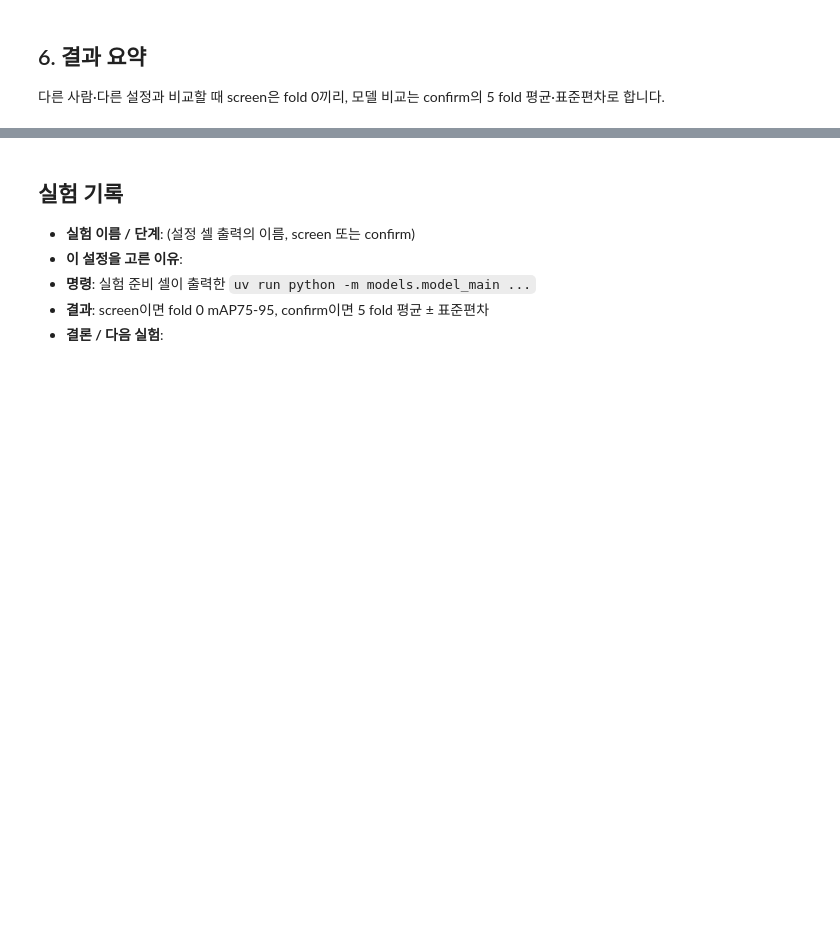
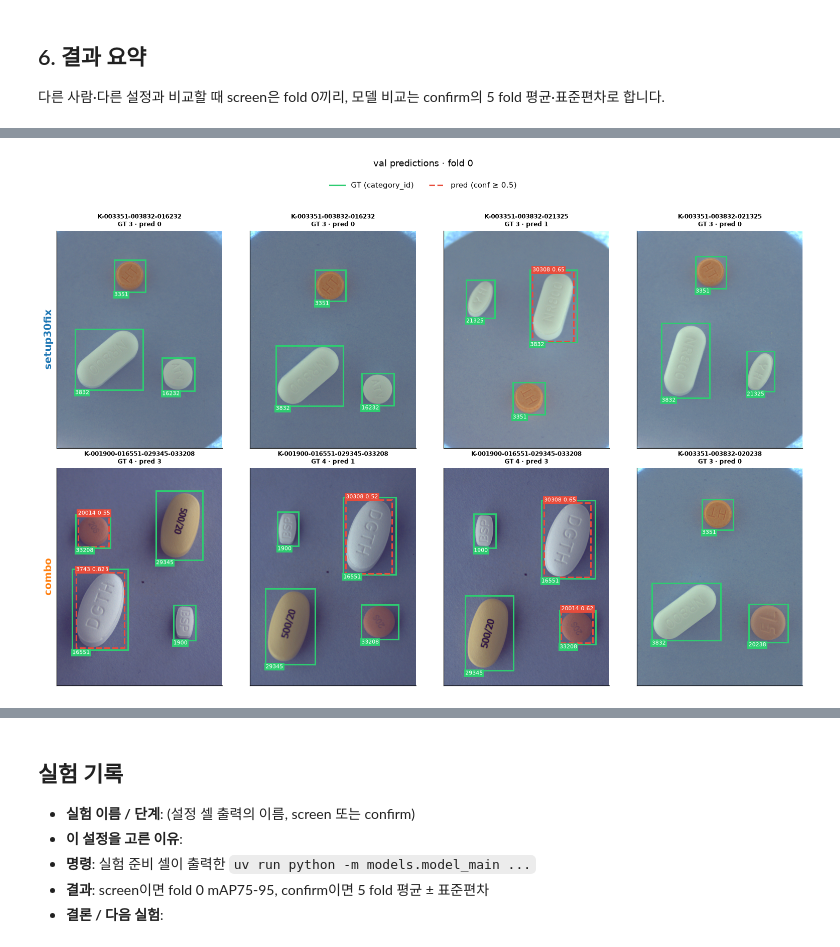
Before and after one commit to def-uk/pill-bbox, a Jupyter notebook: notebooks/yolo11m_adamw.ipynb, the cells around one changed output, grey strips where cells are left out. Cells and saved outputs as stored; diff of their text form; code cells hidden in the pictures; blank space fills up the shorter version.

```diff
--- a/notebooks/yolo11m_adamw.ipynb
+++ b/notebooks/yolo11m_adamw.ipynb
@@ -306,0 +613,99 @@ KeyError: "[('precision', 'mean'), ('recall', 'mean'), ('mean_iou', 'mean'), ('r
+# %%
+import matplotlib.pyplot as plt
+import pandas as pd
+from matplotlib.lines import Line2D
+from matplotlib.patches import Rectangle
+from ultralytics import YOLO
+
+from data_process.data_yaml import data_yaml_path, load_class_map
+from models.evaluate import FIXED_CONF, PROCESSED_DIR, predict_images
+
+N_SHOW = 4  # 분할마다 그릴 val 사진 수
+LOW_CONF = 0.1  # 6-4 신뢰도별 곡선을 그리려고 낮은 기준으로 한 번만 예측하고, 쓸 때 거른다
+SHOW_FOLD = folds[0]
+GT_COLOR, PRED_COLOR = "#2ecc71", "#e74c3c"
+
+# 분할마다 이 fold의 best.pt로 val 사진 전체를 예측한다. 6-4~6-6도 이 결과를 쓴다
+class_map = load_class_map(LABEL)
+to_category = dict(zip(class_map["yolo_idx"], class_map["category_id"], strict=True))
+labels = pd.read_csv(PROCESSED_DIR / "labels" / f"labels_{LABEL}.csv")
+group_of = per_class.drop_duplicates("category_id").set_index("category_id")["group"]
+weights_of, val_paths_of, preds, truths = {}, {}, {}, {}
+for split in done_splits:
+    found = sorted(exp_dir.glob(f"*_{split}_*_fold{SHOW_FOLD}/weights/best.pt"))
+    if not found:
+        raise FileNotFoundError(
+            f"{split} fold {SHOW_FOLD}의 best.pt가 없습니다. 5번 칸을 확인하세요."
+        )
+    weights_of[split] = found[0]
+    val_txt = data_yaml_path(LABEL, split, SHOW_FOLD).parent / "val.txt"
+    val_paths_of[split] = val_txt.read_text(encoding="utf-8").split()
+    preds[split] = predict_images(YOLO(found[0]), val_paths_of[split], to_category, IMGSZ, LOW_CONF)
+    names = {Path(p).name for p in val_paths_of[split]}
+    truths[split] = labels[labels["file_name"].isin(names)].assign(
+        group=lambda d: d["category_id"].map(group_of)
+    )
+    n_pred = (preds[split]["conf"] >= FIXED_CONF).sum()
+    print(
+        f"{split_label(split)}: val 사진 {len(names)}장, 정답 {len(truths[split])}개, "
+        f"예측(conf ≥ {FIXED_CONF}) {n_pred}개"
+    )
+
+
+def draw_box(ax: plt.Axes, xywh: tuple, text: str, color: str, dashed: bool) -> None:
+    """박스와 색 배경 글자를 그린다. 정답은 박스 아래, 예측은 박스 위에 글자를 둔다."""
+    x, y, w, h = xywh
+    ax.add_patch(
+        Rectangle((x, y), w, h, fill=False, edgecolor=color, lw=2, ls="--" if dashed else "-")
+    )
+    ax.text(
+        x,
+        y if dashed else y + h,
+        text,
+        color="white",
+        fontsize=7,
+        va="bottom" if dashed else "top",
+        bbox={"facecolor": color, "edgecolor": "none", "pad": 1.5},
+    )
+
+
+# 한 줄 = 한 분할. 줄 왼쪽에 분할 이름을 적는다
+fig, axes = plt.subplots(
+    len(done_splits), N_SHOW, figsize=(3.6 * N_SHOW, 4.7 * len(done_splits)), squeeze=False
+)
+for row_axes, split in zip(axes, done_splits, strict=True):
+    truth = truths[split]
+    pred = preds[split][preds[split]["conf"] >= FIXED_CONF]
+    show_paths = val_paths_of[split][:N_SHOW]
+    for ax, path in zip(row_axes, show_paths, strict=False):
+        file_name = Path(path).name
+        gt = truth[truth["file_name"] == file_name]
+        pr = pred[pred["file_name"] == file_name]
+        ax.imshow(plt.imread(path))
+        for row in gt.itertuples():
+            draw_box(ax, (row.x, row.y, row.w, row.h), str(row.category_id), GT_COLOR, False)
+        for row in pr.itertuples():
+            text = f"{row.category_id} {row.conf:.2f}"
+            draw_box(ax, (row.x, row.y, row.w, row.h), text, PRED_COLOR, True)
+        ax.set_title(f"{file_name.split('_')[0]}\nGT {len(gt)} · pred {len(pr)}", fontsize=8)
+        ax.set_xticks([])
+        ax.set_yticks([])
+        ax.grid(False)
+    for ax in row_axes[len(show_paths) :]:
+        ax.set_visible(False)
+    row_axes[0].set_ylabel(
+        split_label(split), fontsize=13, fontweight="bold", color=SPLIT_COLORS[split]
+    )
+fig.legend(
+    handles=[
+        Line2D([], [], color=GT_COLOR, lw=2, label="GT (category_id)"),
+        Line2D([], [], color=PRED_COLOR, lw=2, ls="--", label=f"pred (conf ≥ {FIXED_CONF})"),
+    ],
+    loc="upper center",
+    ncol=2,
+    bbox_to_anchor=(0.5, 1.0),
+)
+fig.suptitle(f"val predictions · fold {SHOW_FOLD}", y=1.03)
+fig.tight_layout(rect=(0, 0, 1, 0.97))
+plt.show()
+# %% [output]
@@ -306,0 +714 @@ KeyError: "[('precision', 'mean'), ('recall', 'mean'), ('mean_iou', 'mean'), ('r
+[figure, added]
```
Also changed, not shown: parts of 22 cells of this notebook, 1 other file.
